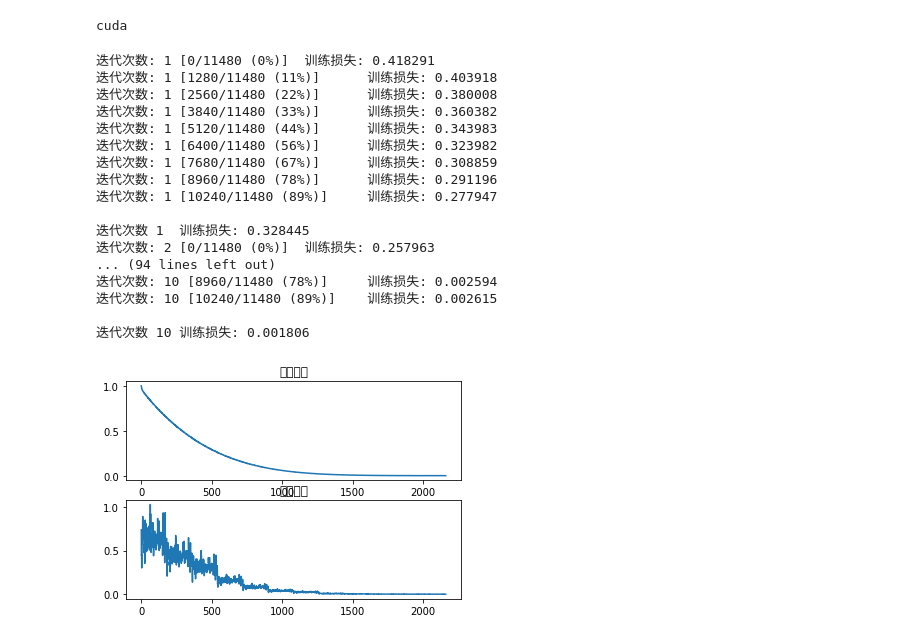
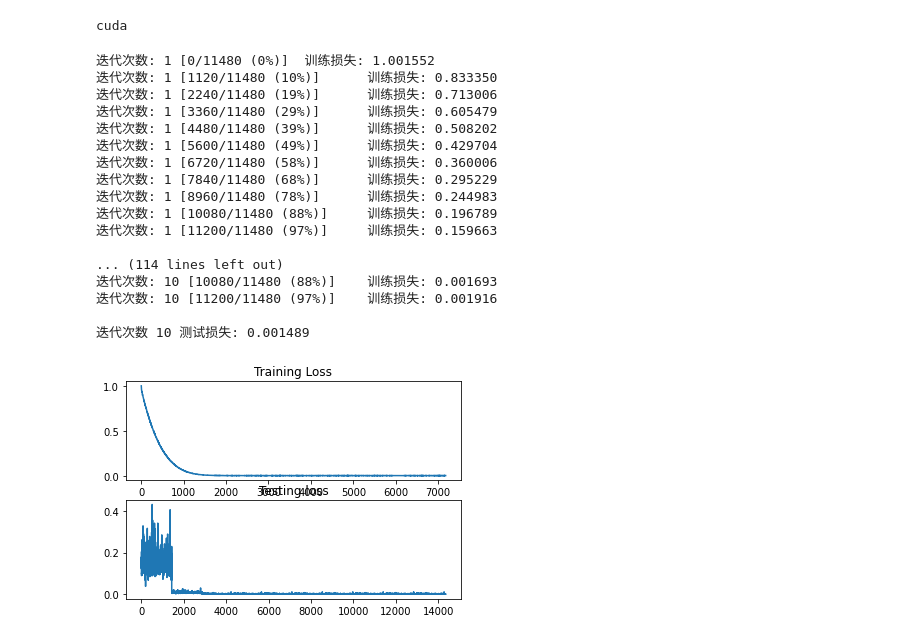
Before and after one commit to fanzfan/Deep-Learning-based-Image-Reconstruction, a Jupyter notebook: main.ipynb, the cells around one changed output. Cells and saved outputs as stored; diff of their text form; code cells hidden in the pictures.

```diff
--- a/main.ipynb
+++ b/main.ipynb
@@ -67,13 +67,13 @@ losses = []
 losses_test = []
 
 # 数据集加载
-#train_set = VelaDataset(root="./drive/MyDrive/iaprtc12/", number_of_files=19140, size_of_crop=48, subset="training")
-#test_set = VelaDataset(root="./drive/MyDrive/iaprtc12/", number_of_files=19140, size_of_crop=48, subset="testing")
+train_set = VelaDataset(root="./velaSR/", number_of_files=19140, size_of_crop= 256, subset="training")
+test_set = VelaDataset(root="./velaSR/", number_of_files=19140, size_of_crop= 256, subset="testing")
 # %%
 # 优化器
-optimizer = torch.optim.Adam(model.parameters())
+optimizer = torch.optim.AdamW(model.parameters())
 # 批大小
-batch_size = 64
+batch_size = 16
 
 train_loader = torch.utils.data.DataLoader(
     train_set,
@@ -84,23 +84,30 @@ train_loader = torch.utils.data.DataLoader(
 )
 test_loader = torch.utils.data.DataLoader(
     train_set,
-    batch_size=batch_size,
+    batch_size= int(batch_size),
     shuffle=False,
     drop_last=False,
     num_workers=num_workers,
     pin_memory=pin_memory
 )
 # %%
+from torch.cuda.amp import autocast
+scaler = torch.cuda.amp.GradScaler()
+
 # 训练函数
 def train(model, epoch, log_interval):
     model.train()
     for batch_idx, (y, y_lr) in enumerate(train_loader):
-        y, y_lr = y.to(device, torch.float), y_lr.to(device, torch.float)
-        output = model(y_lr/ 255)
-        loss = loss_fun(output, y/ 255)
+        with autocast():
+          y, y_lr = y.to(device), y_lr.to(device)
+          output = model(y_lr/ 255)
+          loss = loss_fun(output, y/ 255)
         optimizer.zero_grad()
-        loss.backward()
-        optimizer.step()
+        scaler.scale(loss).backward()
+        scaler.step(optimizer)
+        scaler.update()
+        #loss.backward()
+        #optimizer.step()
         # 展示训练状态
         if batch_idx % log_interval == 0:
             print(
@@ -115,50 +122,51 @@ def train(model, epoch, log_interval):
 def test(model, epoch):
     model.eval()
     for y, y_lr in test_loader:
-        y_lr, y = y_lr.to(device, torch.float), y.to(device, torch.float)
-        output = model(y_lr / 255)
-        loss = loss_fun(output, y / 255)
+        with autocast():
+          y, y_lr = y.to(device), y_lr.to(device)
+          output = model(y_lr / 255)
+          loss = loss_fun(output, y / 255)
         losses_test.append(loss.item())
         # 更新状态栏
         pbar.update(pbar_update)
-    print(f"\n迭代次数 {epoch}\t训练损失: {loss.item():.6f}")
+    print(f"\n迭代次数 {epoch}\t测试损失: {loss.item():.6f}")
 # %%
 
 n_epoch = 10
-log_interval = 20
+log_interval = 70
 pbar_update = 1 / (len(train_loader) + len(test_loader))
 
 with tqdm(total=n_epoch) as pbar:
     for epoch in range(1, n_epoch + 1):
         train(model, epoch, log_interval)
         test(model, epoch)
 
 # 展示训练损失与准确率
 plt.subplot(2, 1, 1)
 plt.plot(losses);
-plt.title("训练损失");
+plt.title("Training Loss");
 plt.subplot(2, 1, 2)
 plt.plot(losses_test);
-plt.title("测试损失");
+plt.title("Testing loss");
 # %% [output]
-迭代次数: 1 [0/11480 (0%)]  训练损失: 0.418291
-迭代次数: 1 [1280/11480 (11%)]      训练损失: 0.403918
-迭代次数: 1 [2560/11480 (22%)]      训练损失: 0.380008
-迭代次数: 1 [3840/11480 (33%)]      训练损失: 0.360382
-迭代次数: 1 [5120/11480 (44%)]      训练损失: 0.343983
-迭代次数: 1 [6400/11480 (56%)]      训练损失: 0.323982
-迭代次数: 1 [7680/11480 (67%)]      训练损失: 0.308859
-迭代次数: 1 [8960/11480 (78%)]      训练损失: 0.291196
-迭代次数: 1 [10240/11480 (89%)]     训练损失: 0.277947
+迭代次数: 1 [0/11480 (0%)]  训练损失: 1.001552
+迭代次数: 1 [1120/11480 (10%)]      训练损失: 0.833350
+迭代次数: 1 [2240/11480 (19%)]      训练损失: 0.713006
+迭代次数: 1 [3360/11480 (29%)]      训练损失: 0.605479
+迭代次数: 1 [4480/11480 (39%)]      训练损失: 0.508202
+迭代次数: 1 [5600/11480 (49%)]      训练损失: 0.429704
+迭代次数: 1 [6720/11480 (58%)]      训练损失: 0.360006
+迭代次数: 1 [7840/11480 (68%)]      训练损失: 0.295229
+迭代次数: 1 [8960/11480 (78%)]      训练损失: 0.244983
+迭代次数: 1 [10080/11480 (88%)]     训练损失: 0.196789
+迭代次数: 1 [11200/11480 (97%)]     训练损失: 0.159663
 
-迭代次数 1  训练损失: 0.328445
-迭代次数: 2 [0/11480 (0%)]  训练损失: 0.257963
-... (94 lines left out)
-迭代次数: 10 [8960/11480 (78%)]     训练损失: 0.002594
-迭代次数: 10 [10240/11480 (89%)]    训练损失: 0.002615
+... (114 lines left out)
+迭代次数: 10 [10080/11480 (88%)]    训练损失: 0.001693
+迭代次数: 10 [11200/11480 (97%)]    训练损失: 0.001916
 
-迭代次数 10 训练损失: 0.001806
+迭代次数 10 测试损失: 0.001489
-[figure, old version]
+[figure, new version]
 # %%
 torch.save(model.state_dict(), '1.pth')
 torch.save(model, '1.pkl')
```
Also changed, not shown: parts of 7 cells of this notebook, 12 other files.
